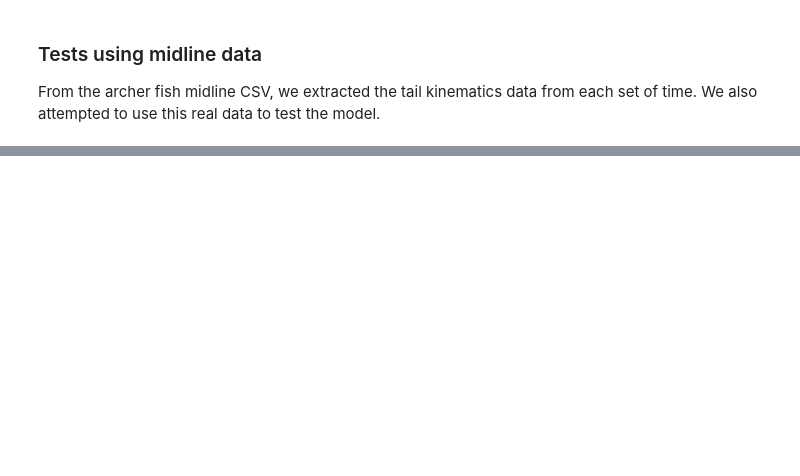
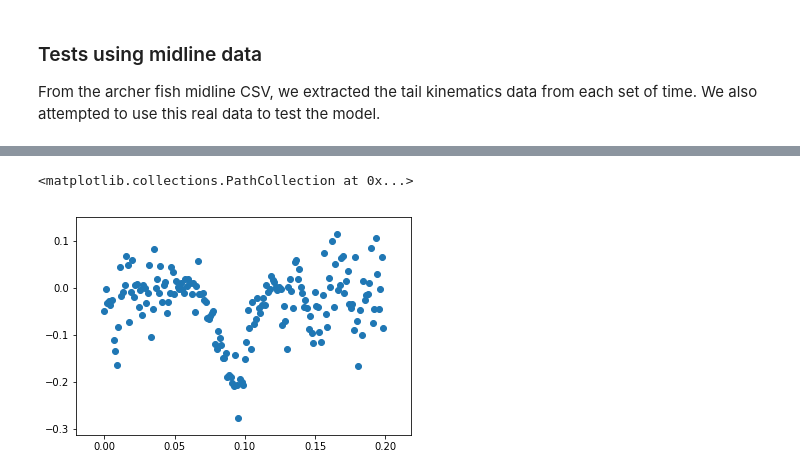
Before and after one commit to Flow-Imaging-Lab-at-Mudd/FILM-fish-model, a Jupyter notebook: lighthill-model.ipynb, the cells around one changed output, grey strips where cells are left out. Saved outputs shown, nothing was run; the diff lists cells and outputs as text; code cells hidden in the pictures; blank space fills up the shorter version.

```diff
--- a/lighthill-model.ipynb
+++ b/lighthill-model.ipynb
@@ -1146,0 +919,5 @@ plt.scatter(archerfish.p,archerfish.q)
+# %%
+plt.scatter(archerfish.t,archerfish.q)
+# %% [output]
+<matplotlib.collections.PathCollection at 0x...>
+[figure, added]
```
Also changed, not shown: parts of 84 cells of this notebook.
